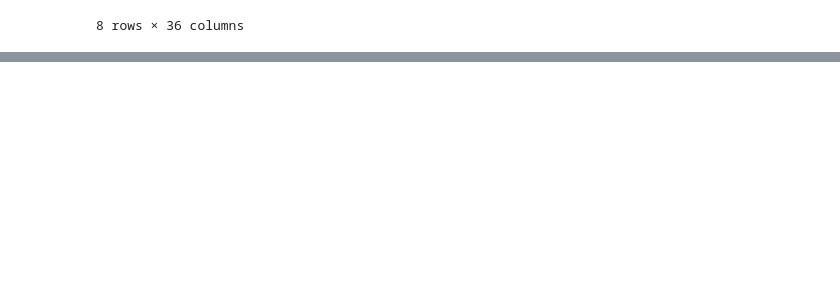
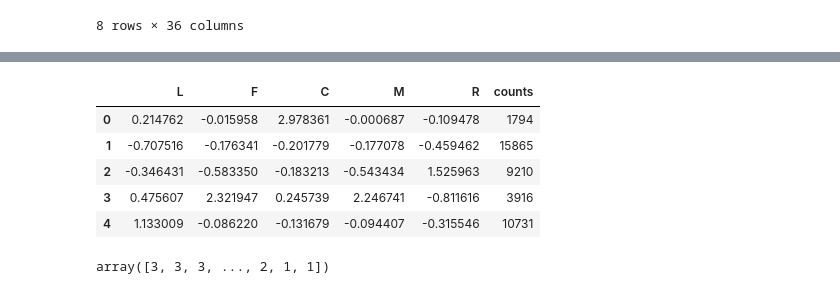
Before and after one commit to AlsQed/Analysis_of_Airline_Customer_Value, a Jupyter notebook: main.ipynb, the cells around one changed output, grey strips where cells are left out. Cells and saved outputs as stored; diff of their text form; code cells hidden in the pictures; blank space fills up the shorter version.

```diff
--- a/main.ipynb
+++ b/main.ipynb
@@ -83,0 +178,17 @@ air_data.describe()
+# %%
+r1 = pd.Series(km.labels_).value_counts()
+r2 = pd.DataFrame(km.cluster_centers_)
+r = pd.concat([r2, r1], axis=1)
+r.columns = list(data.columns) + ['counts']
+r
+# %% [output]
+|  | L | F | C | M | R | counts |
+| 0 | 0.214762 | -0.015958 | 2.978361 | -0.000687 | -0.109478 | 1794 |
+| 1 | -0.707516 | -0.176341 | -0.201779 | -0.177078 | -0.459462 | 15865 |
+| 2 | -0.346431 | -0.583350 | -0.183213 | -0.543434 | 1.525963 | 9210 |
+| 3 | 0.475607 | 2.321947 | 0.245739 | 2.246741 | -0.811616 | 3916 |
+| 4 | 1.133009 | -0.086220 | -0.131679 | -0.094407 | -0.315546 | 10731 |
+# %%
+km.labels_
+# %% [output]
+array([3, 3, 3, ..., 2, 1, 1])
```
Also changed, not shown: parts of 11 cells of this notebook, 1 other file.
